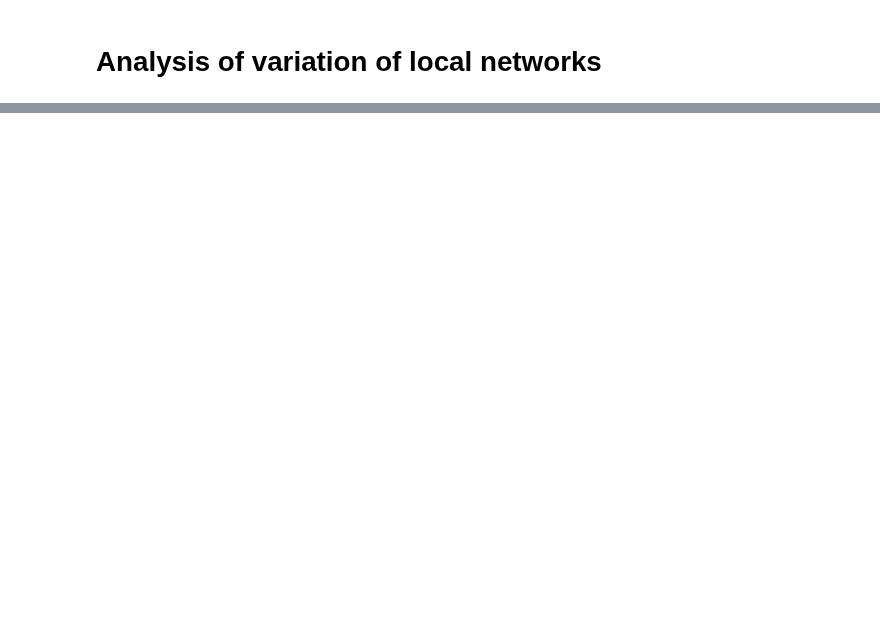
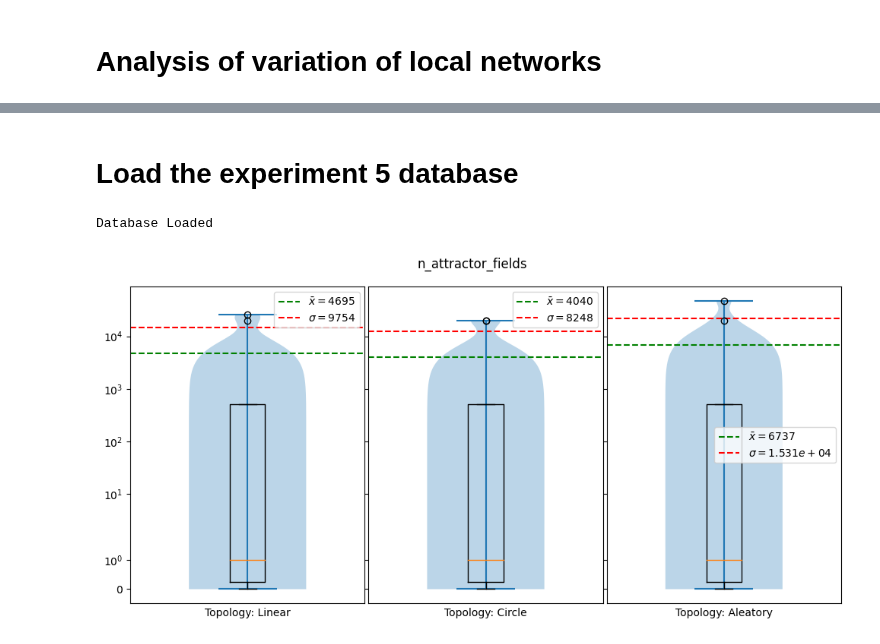
Before and after one commit to crptcusco/cbnetwork, a Jupyter notebook: experiments/results/local_networks_variation.ipynb, the cells around one changed output, grey strips where cells are left out. Saved outputs shown, nothing was run; the diff lists cells and outputs as text; code cells hidden in the pictures; blank space fills up the shorter version.

```diff
--- a/experiments/results/local_networks_variation.ipynb
+++ b/experiments/results/local_networks_variation.ipynb
@@ -87,0 +3,68 @@ for n_networks in all_n_local_networks:
+# %% [markdown]
+# Load the experiment 5 database
+# %%
+import pandas as pd
+import matplotlib.pyplot as plt
+
+df_exp9 = pd.read_csv('../9_networks_all/outputs/exp9_aleatory_linear_circle_3_9_10/data.csv')
+df_exp9.head()
+print('Database Loaded')
+# %% [output]
+Database Loaded
+# %%
+import pandas as pd
+import matplotlib.pyplot as plt
+
+# Assuming you have a DataFrame named df_exp9
+
+# Filter the data for specific topologies and local networks
+l_topologies = df_exp9['v_topology'].unique()
+labels_topologies = {4: "Linear", 3: "Circle", 2: "Aleatory"}
+
+# Filtrar los datos para n_local_networks igual a 9
+df_filtered = df_exp9[df_exp9['n_local_networks'] == 9]
+
+# Agrupar por topología
+grouped = df_filtered.groupby('v_topology')
+
+# Crear subplots
+fig, axs = plt.subplots(1, len(l_topologies), sharey=True, figsize=(10, 5))
+
+# Si solo hay un subplot, hacer que axs sea una lista para iterar de forma uniforme
+if len(l_topologies) == 1:
+    axs = [axs]
+
+# Iterar a través de las topologías y crear los gráficos
+for ax, i_topology in zip(axs, l_topologies):
+    group = grouped.get_group(i_topology)
+    data = group['n_attractor_fields']
+
+    # Calcular la media y la desviación estándar
+    mean = data.mean()
+    std_max = data.std()
+
+    # Trazar líneas de media y desviación estándar
+    ax.axhline(y=mean, xmin=0.0, xmax=1.0, color='g', ls='--',
+               label=fr'$\bar{{x}}={mean:.4g}$')
+    ax.axhline(y=mean + std_max, xmin=0.0, xmax=1.0, color='r', ls='--',
+               label=fr'$\sigma={std_max:.4g}$')
+
+    # Crear gráfico de violín
+    ax.violinplot(data)
+    ax.boxplot(data)
+
+    # Configurar etiquetas y límites
+    ax.legend()
+    ax.set_yscale('symlog')
+    ax.set_xlabel(f'Topology: {labels_topologies[i_topology]}')
+    ax.set_xticks([])
+    ax.set_xlim((0.5, 1.5))
+
+# Establecer el título general de la figura y el layout
+fig.suptitle('n_attractor_fields')
+fig.tight_layout(w_pad=0)
+
+# Mostrar el gráfico
+plt.show()
+# %% [output]
+[figure, added]
```
Also changed, not shown: parts of 7 cells of this notebook, 9 other files.
